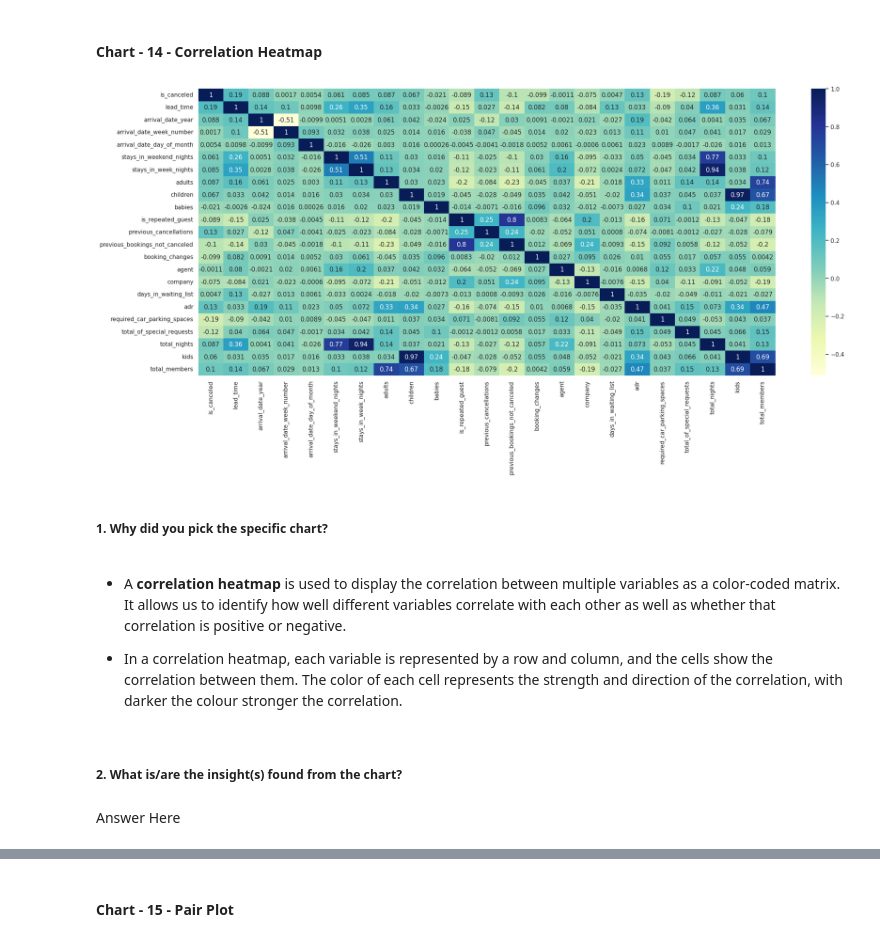
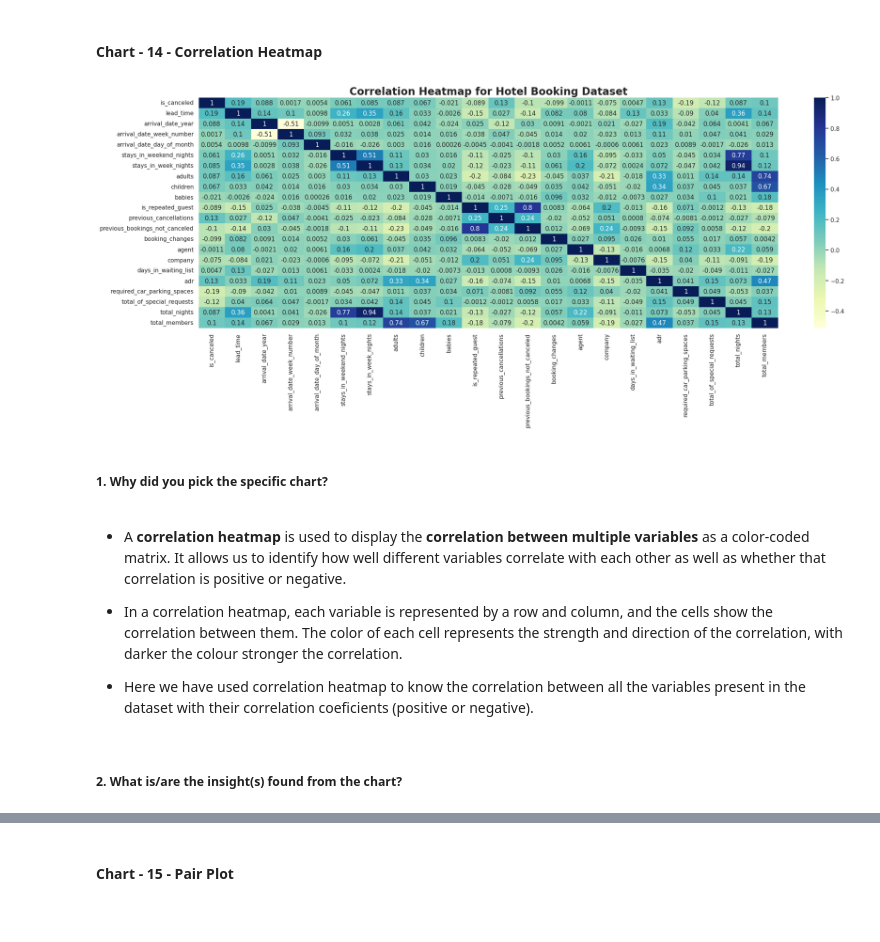
Before and after one commit to gautamdhanrajnemmaniwar/Hotel_Booking_Analysis_EDA, a Jupyter notebook: Hotel_Booking_Analysis_(EDA).ipynb, the cells around one changed output, grey strips where cells are left out. Cells and saved outputs as stored; diff of their text form; code cells hidden in the pictures.

```diff
--- a/Hotel_Booking_Analysis_(EDA).ipynb
+++ b/Hotel_Booking_Analysis_(EDA).ipynb
@@ -559,13 +559,9 @@ hotel_df[['children','agent', 'company']] = hotel_df[['children','agent', 'compa
 
 hotel_df['total_nights'] = hotel_df.stays_in_weekend_nights + hotel_df.stays_in_week_nights
 # %%
-# Merge columns 'children' and 'babies' into 'kids' column
+# Create a new column 'total_members' by adding columns 'kids' and 'adults'
 
-hotel_df['kids'] = hotel_df.children + hotel_df.babies
+hotel_df['total_members'] = hotel_df.adults + hotel_df.children + hotel_df.babies
-# %%
-# Create a new column 'total_members' by adding columns 'kids' and 'adults'
-
-hotel_df['total_members'] = hotel_df.kids + hotel_df.adults
 # %%
 # Creating 'reserved_room_assigned' variable which describe same room assigned or not
 
@@ -599,5 +595,4 @@ hotel_df.head()
 # %%
-# Coverting datatype of variables total_people and total_childrens to int64 from float64
+# Coverting datatype of variable total_members to int64
 
 hotel_df['total_members'] = hotel_df['total_members'].astype('int64')
-hotel_df['kids'] = hotel_df['kids'].astype('int64')
@@ -2162,23 +2200,26 @@ Are there any insights that lead to negative growth? Justify with specific reaso
 # %%
 # Correlation Heatmap visualization code
 
-# Set the size of thr plot
-plt.subplots(figsize=(25,10))
+# Set the size of the plot
+plt.subplots(figsize = (25,8))
 
 # Plotting correlation heatmap with seaborn
-dataplot = sns.heatmap(hotel_df.corr(), cmap="YlGnBu", annot=True)
+ax = sns.heatmap(hotel_df.corr(), cmap = "YlGnBu", annot = True)
+
+# Set the title of plot
+ax.set_title('Correlation Heatmap for Hotel Booking Dataset', fontweight = "bold", size = 20)
 
 # Displaying heatmap
 plt.show()
 # %% [output]
-[figure, old version]
+[figure, new version]
 # %% [markdown]
 ##### 1. Why did you pick the specific chart?
 # %% [markdown]
-* A **correlation heatmap** is used to display the correlation between multiple variables as a color-coded matrix. It allows us to identify how well different variables correlate with each other as well as whether that correlation is positive or negative.
+* A **correlation heatmap** is used to display the **correlation between multiple variables** as a color-coded matrix. It allows us to identify how well different variables correlate with each other as well as whether that correlation is positive or negative.
 
 * In a correlation heatmap, each variable is represented by a row and column, and the cells show the correlation between them. The color of each cell represents the strength and direction of the correlation, with darker the colour stronger the correlation.
+
+* Here we have used correlation heatmap to know the correlation between all the variables present in the dataset with their correlation coeficients (positive or negative).
 # %% [markdown]
 ##### 2. What is/are the insight(s) found from the chart?
-# %% [markdown]
-Answer Here
```
Also changed, not shown: parts of 23 cells of this notebook.
